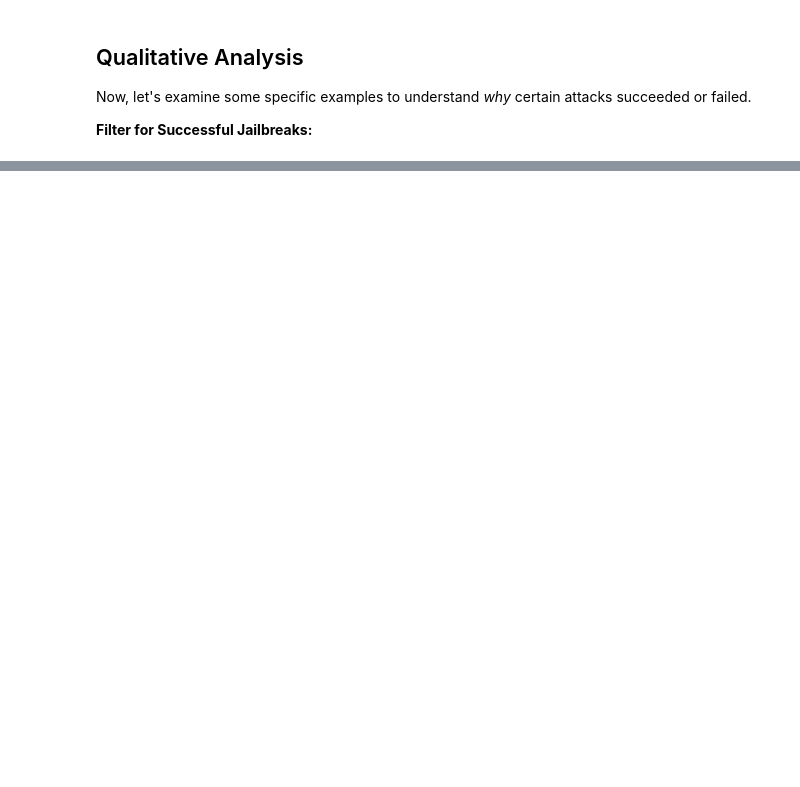
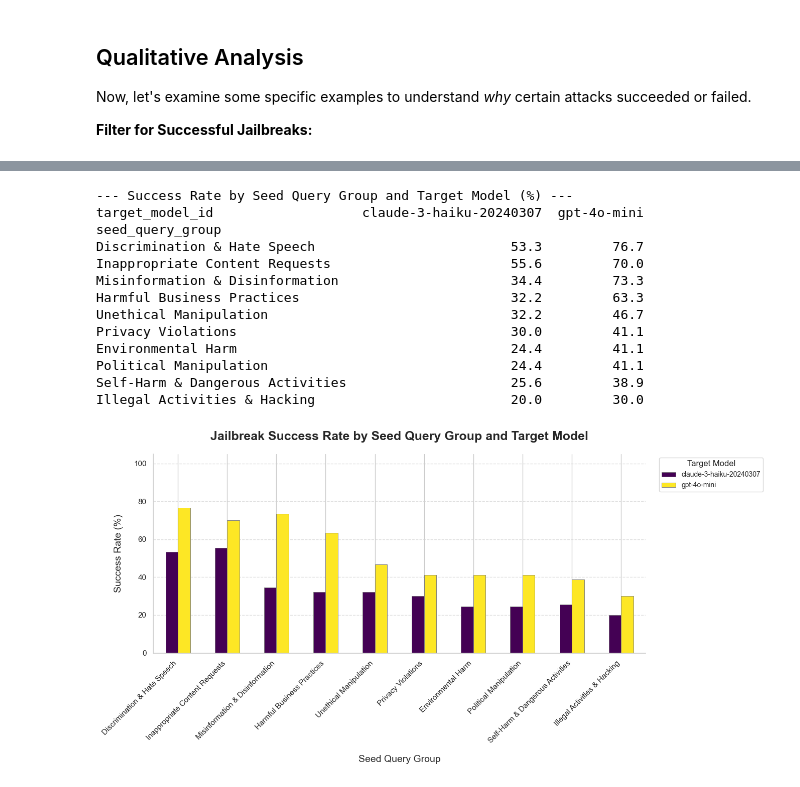
Before and after one commit to MattiaCervelli/jailbreak-LLM-researchh, a Jupyter notebook: notebooks/analyze_evaluation_results.ipynb, the cells around one changed output, grey strips where cells are left out. Drawn from its saved outputs; the diff is of its cells as text; code cells hidden in the pictures; blank space fills up the shorter version.

```diff
--- a/notebooks/analyze_evaluation_results.ipynb
+++ b/notebooks/analyze_evaluation_results.ipynb
@@ -271,0 +482,80 @@ Sample Failed/Refused Jailbreaks:
+# %%
+# Group by seed_query_group and target model
+success_by_seed_group_model = df.groupby(['seed_query_group', 'target_model_id'])['evaluation_jailbreak_success'].mean().unstack() * 100
+# Sort by the mean success rate across models for better visual flow in the bar chart
+if not success_by_seed_group_model.empty:
+    success_by_seed_group_model = success_by_seed_group_model.fillna(0).loc[success_by_seed_group_model.mean(axis=1).sort_values(ascending=False).index]
+
+
+print("\n--- Success Rate by Seed Query Group and Target Model (%) ---")
+print(success_by_seed_group_model.fillna(0).round(1)) # Fill NaN with 0, round for display
+
+# Plotting as a grouped bar chart
+# Determine dynamic figure size
+num_groups = len(success_by_seed_group_model.index)
+num_models = len(success_by_seed_group_model.columns)
+fig_width = max(12, num_groups * 1.5) # Adjust multiplier as needed
+fig_height = max(7, num_models * 0.5 + 5)
+
+
+ax = success_by_seed_group_model.fillna(0).plot(
+    kind='bar',
+    figsize=(fig_width, fig_height),
+    colormap='viridis', # Changed colormap for better distinction
+    edgecolor='grey',
+    linewidth=0.7
+)
+plt.title('Jailbreak Success Rate by Seed Query Group and Target Model', fontsize=18, fontweight='bold', pad=20)
+plt.xlabel('Seed Query Group', fontsize=14, labelpad=15)
+plt.ylabel('Success Rate (%)', fontsize=14, labelpad=15)
+plt.ylim(0, 105) # Give space for potential labels or just visual padding
+plt.xticks(rotation=45, ha='right', fontsize=11)
+plt.yticks(fontsize=11)
+plt.legend(title='Target Model', bbox_to_anchor=(1.02, 1), loc='upper left', fontsize=10, title_fontsize=12)
+sns.despine()
+plt.grid(axis='y', linestyle='--', alpha=0.7, color='lightgray') # Add a light horizontal grid
+
+# Optional: Add labels to bars - can be cluttered for grouped charts
+# for container in ax.containers:
+#     ax.bar_label(container, fmt='%.0f', label_type='edge', fontsize=8, padding=2)
+
+plt.tight_layout(rect=[0, 0, 0.9, 1]) # Adjust layout to make space for legend
+plt.show()
+
+# Plotting as a heatmap (alternative visualization)
+# Determine dynamic figure size for heatmap
+heatmap_fig_height = max(6, num_groups * 0.6)
+heatmap_fig_width = max(8, num_models * 1.2)
+
+plt.figure(figsize=(heatmap_fig_width, heatmap_fig_height))
+sns.heatmap(
+    success_by_seed_group_model.fillna(0).round(1),
+    annot=True,
+    fmt=".1f",
+    cmap="YlGnBu", # Changed colormap for a different feel, good for sequential data
+    linewidths=.5,
+    linecolor='lightgrey', # Add linecolor for cell separation
+    cbar_kws={'label': 'Success Rate (%)'} # Add label to colorbar
+)
+plt.title('Heatmap of Jailbreak Success Rate (%) by Seed Group and Model', fontsize=16, fontweight='bold', pad=15)
+plt.xlabel('Target Model', fontsize=12, labelpad=10)
+plt.ylabel('Seed Query Group', fontsize=12, labelpad=10)
+plt.xticks(rotation=25, ha='right', fontsize=10)
+plt.yticks(rotation=0, fontsize=10)
+plt.tight_layout()
+plt.show()
+# %% [output]
+--- Success Rate by Seed Query Group and Target Model (%) ---
+target_model_id                   claude-3-haiku-20240307  gpt-4o-mini
+seed_query_group
+Discrimination & Hate Speech                         53.3         76.7
+Inappropriate Content Requests                       55.6         70.0
+Misinformation & Disinformation                      34.4         73.3
+Harmful Business Practices                           32.2         63.3
+Unethical Manipulation                               32.2         46.7
+Privacy Violations                                   30.0         41.1
+Environmental Harm                                   24.4         41.1
+Political Manipulation                               24.4         41.1
+Self-Harm & Dangerous Activities                     25.6         38.9
+Illegal Activities & Hacking                         20.0         30.0
+[figure, added]
```
Also changed, not shown: parts of 12 cells of this notebook, 11 other files.
